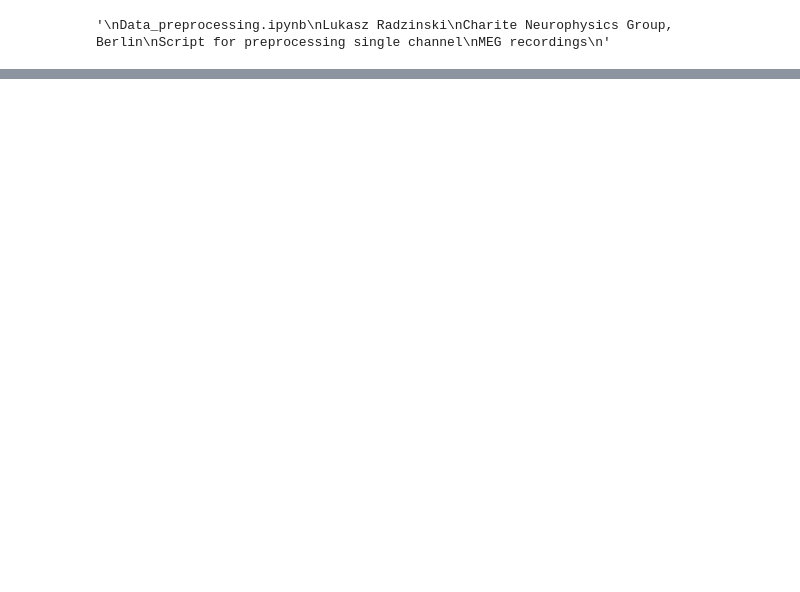
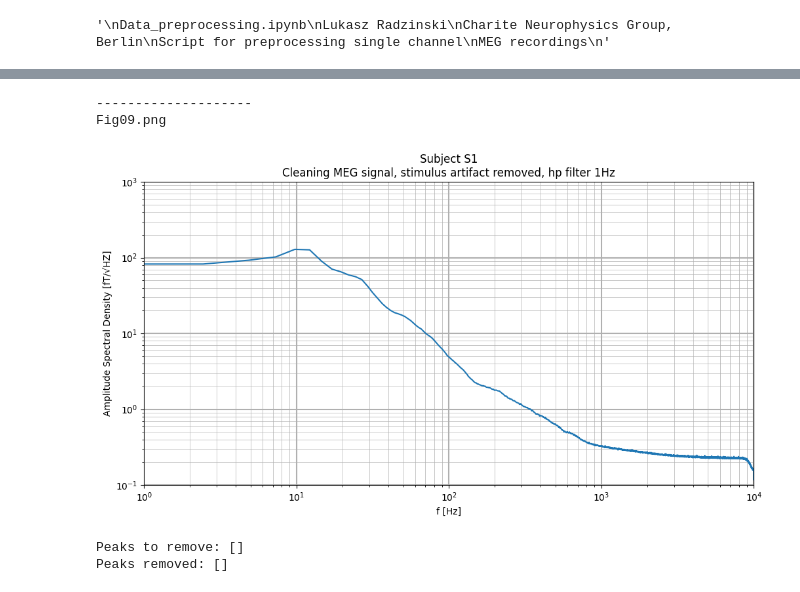
Before and after one commit to neurophysics/BurstModeling, a Jupyter notebook: Scripts/Data_preprocessing.ipynb, the cells around one changed output, grey strips where cells are left out. Cells and saved outputs as stored; diff of their text form; code cells hidden in the pictures; blank space fills up the shorter version.

```diff
--- a/Scripts/Data_preprocessing.ipynb
+++ b/Scripts/Data_preprocessing.ipynb
@@ -766,0 +252,75 @@ np.save(os.path.join(data_output_folder, subject+'.npy'), out_data)
+# %%
+# calculate amplitude spectral density
+def asd(data, nperseg):
+
+    xf, yf = sig.welch(x=data, fs=srate, nperseg=nperseg)
+
+    return xf, np.sqrt(yf)
+# %%
+# plot asd of signal after removing stimulus
+
+data = MEG_data
+nperseg = 2**13
+xf, yf = asd(data, nperseg)
+
+plt_header('Cleaning MEG signal, stimulus artifact removed, hp filter 1Hz')
+plt.plot(xf, yf)
+
+plt.xscale('log')
+plt.yscale('log')
+plt.xlim((1,srate//2))
+plt.ylim((0.1, 1000))
+plt.xlabel('f [Hz]')
+plt.ylabel('Amplitude Spectral Density %s' % asd_unit)
+plt.grid(axis='x', which='major', linewidth=1.5)
+plt.grid(axis='x', which='minor', linewidth=0.5)
+plt.grid(axis='y', which='major', linewidth=1.5)
+plt.grid(axis='y', which='minor', linewidth=0.5)
+plt_show_save_fig()
+# %% [output]
+--------------------
+Fig09.png
+[figure, added]
+# %%
+# remove powerline artifacts / spectrum peaks
+
+MEG_with_spectrum_peaks = MEG_data
+
+## apply low-pass filter to remove potential very high-frequency (>6kHz)
+sos = sig.butter(4, 6000, 'lowpass', fs=srate, output='sos')
+MEG_data = sig.sosfiltfilt(sos, MEG_data)
+asd_peaks_combined = []
+
+# detect peaks in the spectrum
+nperseg = 2**12
+data = MEG_data
+xf, yf = asd(data, nperseg)
+
+asd_peaks = sig.find_peaks(yf, prominence=0.5)[0]
+asd_peaks = asd_peaks[xf[asd_peaks] > 80]
+peaks_to_remove = xf[asd_peaks]
+
+
+print('Peaks to remove:', peaks_to_remove)
+
+if(len(peaks_to_remove) > 0):
+
+    import mne
+    info = mne.create_info(ch_names=['ch1'], sfreq=srate, ch_types=['eeg'])
+    raw = mne.io.RawArray([MEG_data], info)
+
+    # filtering
+    raw = raw.notch_filter(freqs=peaks_to_remove, method="spectrum_fit")
+    MEG_data = raw['ch1'][0][0]
+
+# reinterpolate the stimulus to remove filtering artifacts
+MEG_data = meet.interpolateEEG(MEG_data, marker, interpolate_win)
+
+## apply low-pass filter to remove potential artifact near Nyquist freqency
+sos = sig.butter(4, 5000, 'lowpass', fs=srate, output='sos')
+MEG_data = sig.sosfiltfilt(sos, MEG_data)
+
+print('Peaks removed:', peaks_to_remove)
+# %% [output]
+Peaks to remove: []
+Peaks removed: []
```
Also changed, not shown: parts of 51 cells of this notebook, 1 other file.
